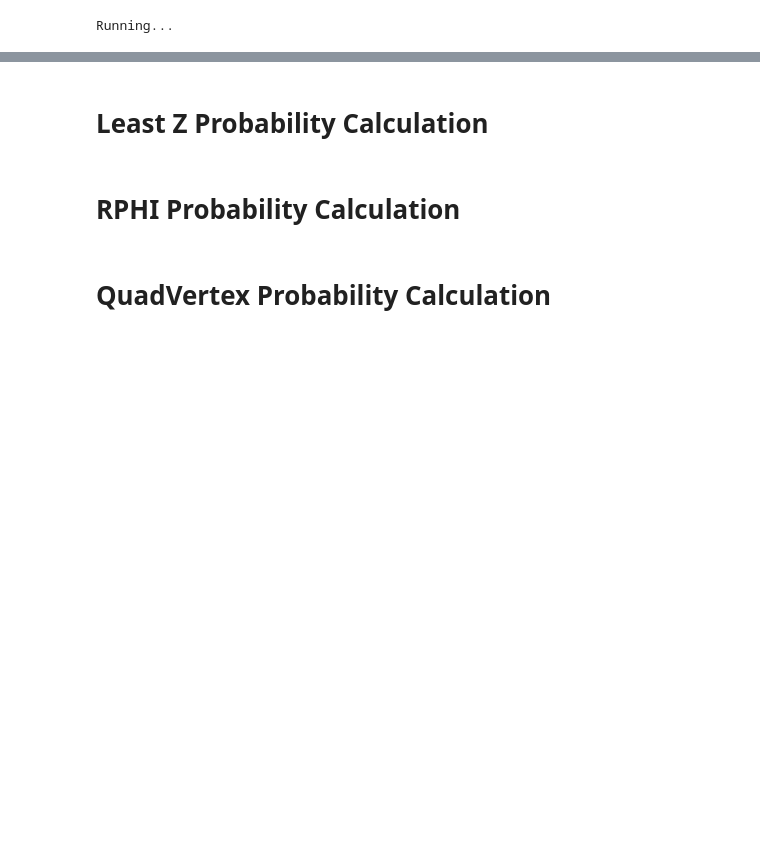
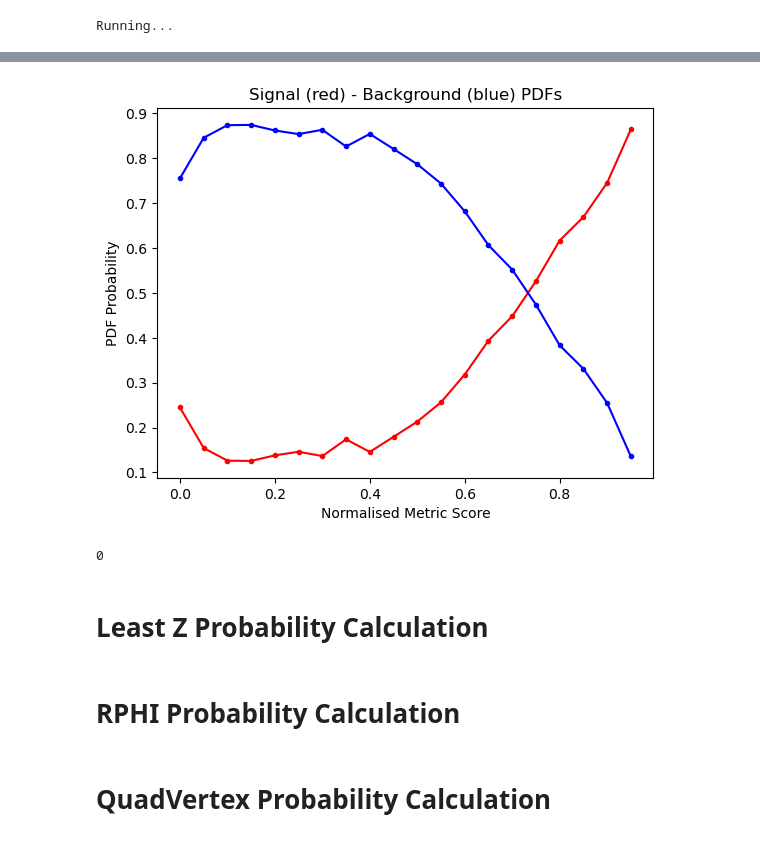
Before and after one commit to Alex-Garratt/PX402---Physics-Project-Repository, a Jupyter notebook: PDF Generation and Likelihood Calculation.ipynb, the cells around one changed output, grey strips where cells are left out. Drawn from its saved outputs; the diff is of its cells as text; code cells hidden in the pictures; blank space fills up the shorter version.

```diff
--- a/PDF Generation and Likelihood Calculation.ipynb
+++ b/PDF Generation and Likelihood Calculation.ipynb
@@ -91,6 +97,9 @@ def plotpdf(normalised_signal, signal_bin_values, normalised_background, backgro
 # %%
-#normalised_signal, signal_bin_values, normalised_background, background_bin_values = normalisepdfs("signal_4point_hist.csv", "back_4point_hist.csv")
-#plotpdf(normalised_signal, signal_bin_values, normalised_background, background_bin_values)
+normalised_signal, signal_bin_values, normalised_background, background_bin_values = normalisepdfs("signal_rphi_hist.csv", "back_rphi_hist.csv")
+plotpdf(normalised_signal, signal_bin_values, normalised_background, background_bin_values)
+# %% [output]
+[figure, added]
+0
 # %%
 def find_nearest(array, value):
     array = np.asarray(array)
```
Also changed, not shown: parts of 12 cells of this notebook, 2 other files.
